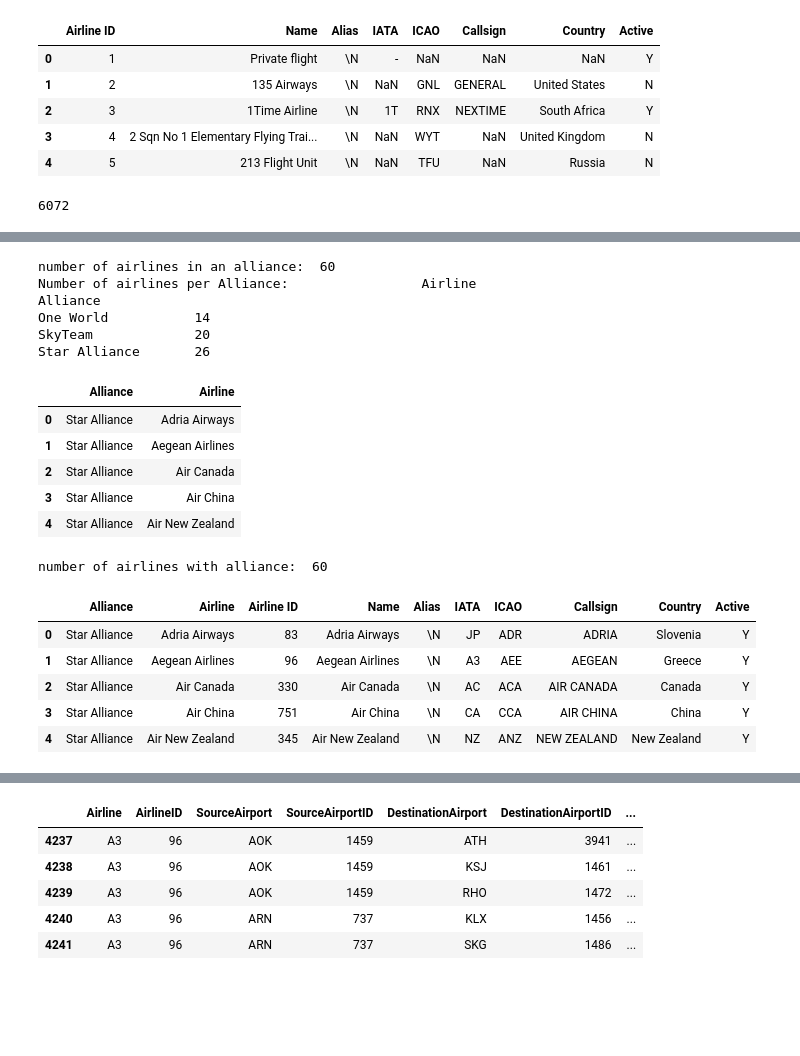
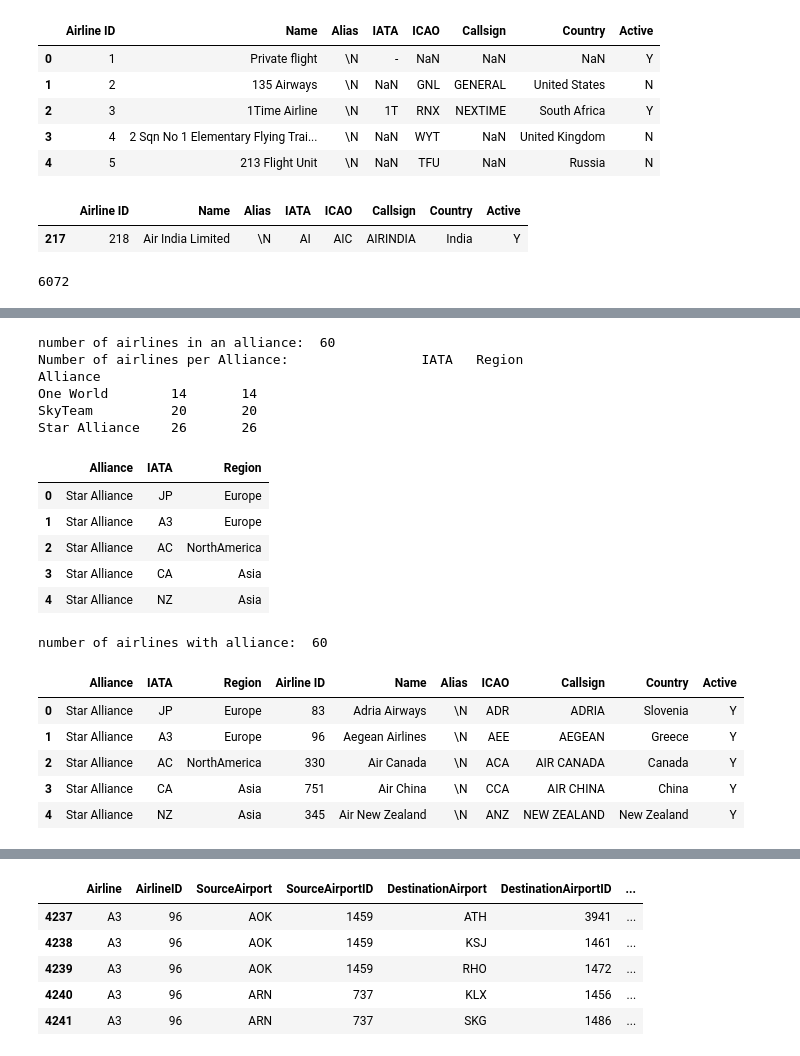
Before and after one commit to nicolasFontbonne/Project_ntds, a Jupyter notebook: main_marie.ipynb, the cells around one changed output, grey strips where cells are left out. Cells and saved outputs as stored; diff of their text form; code cells hidden in the pictures; blank space fills up the shorter version.

```diff
--- a/main_marie.ipynb
+++ b/main_marie.ipynb
@@ -35,6 +36,11 @@ airlines.head()
 | 2 | 3 | 1Time Airline | \N | 1T | RNX | NEXTIME | South Africa | Y |
 | 3 | 4 | 2 Sqn No 1 Elementary Flying Trai... | \N | NaN | WYT | NaN | United Kingdom | N |
 | 4 | 5 | 213 Flight Unit | \N | NaN | TFU | NaN | Russia | N |
+# %%
+airlines[airlines.IATA == 'AI']
+# %% [output]
+|  | Airline ID | Name | Alias | IATA | ICAO | Callsign | Country | Active |
+| 217 | 218 | Air India Limited | \N | AI | AIC | AIRINDIA | India | Y |
 # %%
 airlines.Name.nunique()
 # %% [output]
@@ -52,31 +58,31 @@ airports.head()
 | 4 | 6 | Wewak International Airport | Wewak | Papua New Guinea | WWK | AYWK | -3.583830 | 143.669006 | 19 | 10 | ... |
 # %%
 alliances = pd.read_csv('data/alliances.dat', sep=',', encoding='utf-8')
-print('number of airlines in an alliance: ', alliances.Airline.nunique())
+print('number of airlines in an alliance: ', alliances.IATA.nunique())
 print('Number of airlines per Alliance: ', alliances.groupby(['Alliance']).count())
 alliances.head()
 # %% [output]
 number of airlines in an alliance:  60
-Number of airlines per Alliance:                 Airline
+Number of airlines per Alliance:                 IATA   Region
 Alliance
-One World           14
-SkyTeam             20
-Star Alliance       26
+One World        14       14
+SkyTeam          20       20
+Star Alliance    26       26
-|  | Alliance | Airline |
-| 0 | Star Alliance | Adria Airways |
-| 1 | Star Alliance | Aegean Airlines |
-| 2 | Star Alliance | Air Canada |
-| 3 | Star Alliance | Air China |
-| 4 | Star Alliance | Air New Zealand |
+|  | Alliance | IATA | Region |
+| 0 | Star Alliance | JP | Europe |
+| 1 | Star Alliance | A3 | Europe |
+| 2 | Star Alliance | AC | NorthAmerica |
+| 3 | Star Alliance | CA | Asia |
+| 4 | Star Alliance | NZ | Asia |
 # %%
-airl_alliances_all  = pd.merge(alliances, airlines, left_on='Airline', right_on='Name', how = 'left')
-print('number of airlines with alliance: ', airl_alliances_all.Airline.nunique())
+airl_alliances_all  = pd.merge(alliances, airlines, left_on='IATA', right_on='IATA', how = 'left')
+print('number of airlines with alliance: ', airl_alliances_all.IATA.nunique())
 airl_alliances_all.head()
 # %% [output]
 number of airlines with alliance:  60
-|  | Alliance | Airline | Airline ID | Name | Alias | IATA | ICAO | Callsign | Country | Active |
-| 0 | Star Alliance | Adria Airways | 83 | Adria Airways | \N | JP | ADR | ADRIA | Slovenia | Y |
-| 1 | Star Alliance | Aegean Airlines | 96 | Aegean Airlines | \N | A3 | AEE | AEGEAN | Greece | Y |
-| 2 | Star Alliance | Air Canada | 330 | Air Canada | \N | AC | ACA | AIR CANADA | Canada | Y |
-| 3 | Star Alliance | Air China | 751 | Air China | \N | CA | CCA | AIR CHINA | China | Y |
-| 4 | Star Alliance | Air New Zealand | 345 | Air New Zealand | \N | NZ | ANZ | NEW ZEALAND | New Zealand | Y |
+|  | Alliance | IATA | Region | Airline ID | Name | Alias | ICAO | Callsign | Country | Active |
+| 0 | Star Alliance | JP | Europe | 83 | Adria Airways | \N | ADR | ADRIA | Slovenia | Y |
+| 1 | Star Alliance | A3 | Europe | 96 | Aegean Airlines | \N | AEE | AEGEAN | Greece | Y |
+| 2 | Star Alliance | AC | NorthAmerica | 330 | Air Canada | \N | ACA | AIR CANADA | Canada | Y |
+| 3 | Star Alliance | CA | Asia | 751 | Air China | \N | CCA | AIR CHINA | China | Y |
+| 4 | Star Alliance | NZ | Asia | 345 | Air New Zealand | \N | ANZ | NEW ZEALAND | New Zealand | Y |
```
Also changed, not shown: parts of 21 cells of this notebook, 2 other files.
